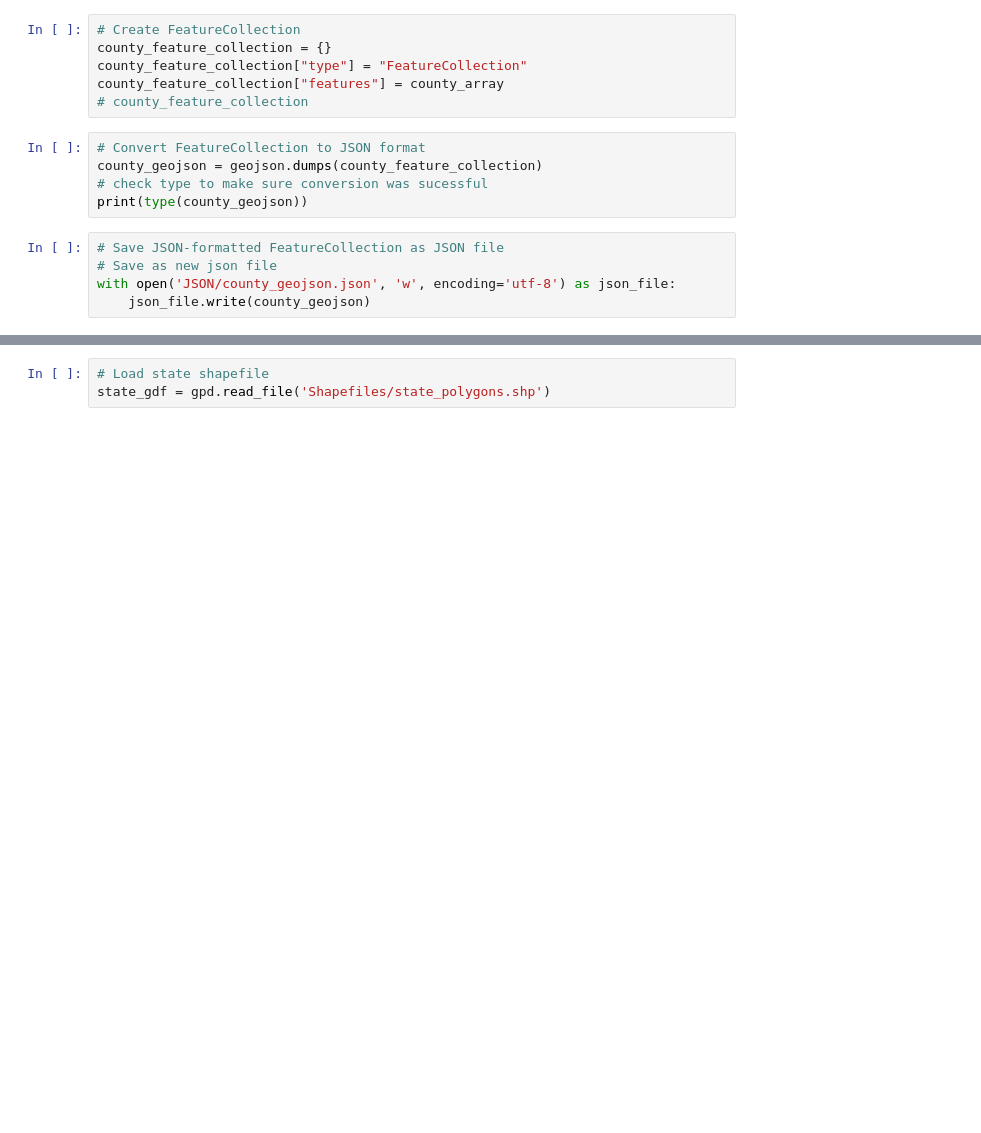
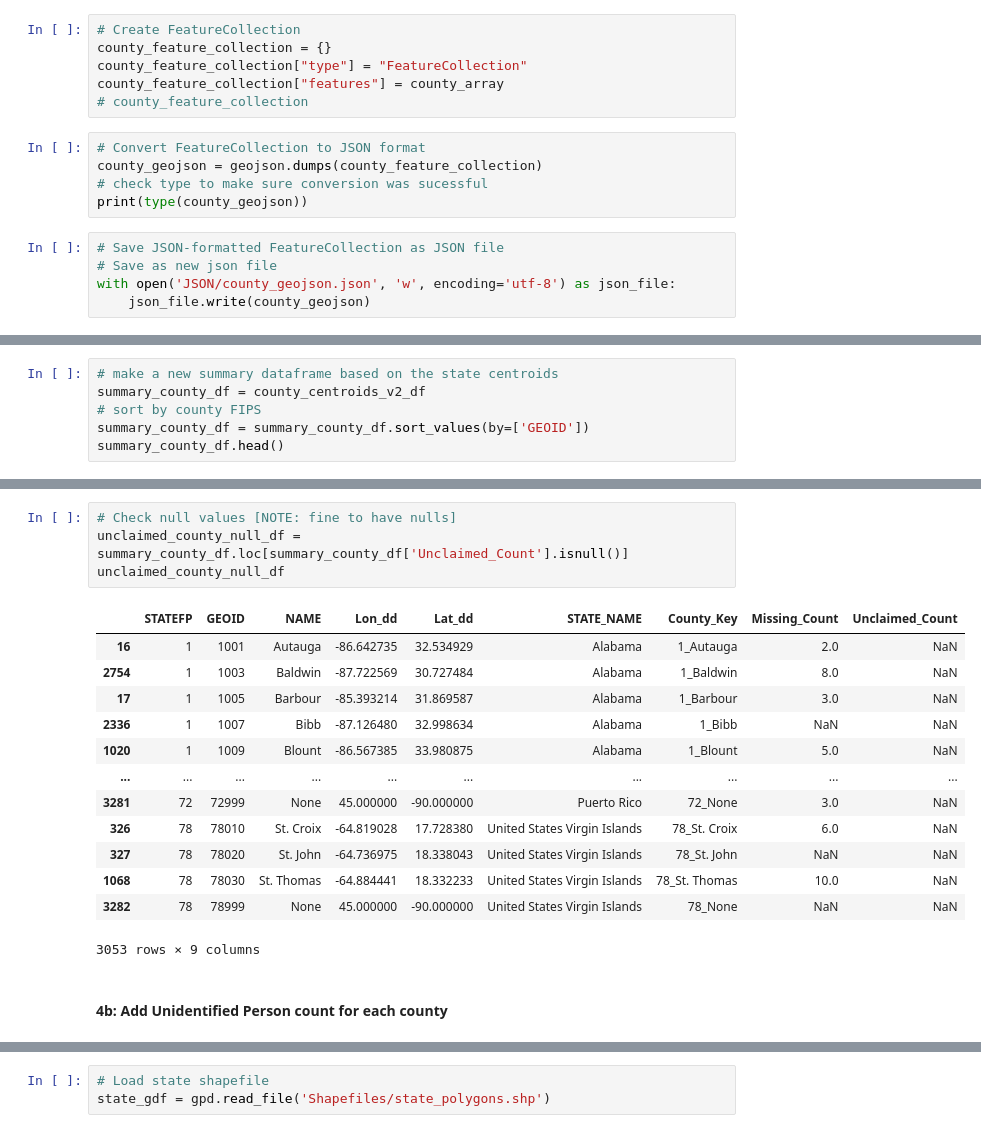
Before and after one commit to Christopher-Pierson/The-Lost-People, a Jupyter notebook: data/Data_mgmt_v2.ipynb, the cells around one changed output, grey strips where cells are left out. Drawn from its saved outputs; the diff is of its cells as text; blank space fills up the shorter version.

```diff
--- a/data/Data_mgmt_v2.ipynb
+++ b/data/Data_mgmt_v2.ipynb
@@ -1105,0 +2390,6 @@ with open('JSON/county_geojson.json', 'w', encoding='utf-8') as json_file:
+# %%
+# make a new summary dataframe based on the state centroids
+summary_county_df = county_centroids_v2_df
+# sort by county FIPS
+summary_county_df = summary_county_df.sort_values(by=['GEOID'])
+summary_county_df.head()
@@ -1105,0 +2462,20 @@ with open('JSON/county_geojson.json', 'w', encoding='utf-8') as json_file:
+# %%
+# Check null values [NOTE: fine to have nulls]
+unclaimed_county_null_df = summary_county_df.loc[summary_county_df['Unclaimed_Count'].isnull()]
+unclaimed_county_null_df
+# %% [output]
+|  | STATEFP | GEOID | NAME | Lon_dd | Lat_dd | STATE_NAME | County_Key | Missing_Count | Unclaimed_Count |
+| 16 | 1 | 1001 | Autauga | -86.642735 | 32.534929 | Alabama | 1_Autauga | 2.0 | NaN |
+| 2754 | 1 | 1003 | Baldwin | -87.722569 | 30.727484 | Alabama | 1_Baldwin | 8.0 | NaN |
+| 17 | 1 | 1005 | Barbour | -85.393214 | 31.869587 | Alabama | 1_Barbour | 3.0 | NaN |
+| 2336 | 1 | 1007 | Bibb | -87.126480 | 32.998634 | Alabama | 1_Bibb | NaN | NaN |
+| 1020 | 1 | 1009 | Blount | -86.567385 | 33.980875 | Alabama | 1_Blount | 5.0 | NaN |
+| ... | ... | ... | ... | ... | ... | ... | ... | ... | ... |
+| 3281 | 72 | 72999 | None | 45.000000 | -90.000000 | Puerto Rico | 72_None | 3.0 | NaN |
+| 326 | 78 | 78010 | St. Croix | -64.819028 | 17.728380 | United States Virgin Islands | 78_St. Croix | 6.0 | NaN |
+| 327 | 78 | 78020 | St. John | -64.736975 | 18.338043 | United States Virgin Islands | 78_St. John | NaN | NaN |
+| 1068 | 78 | 78030 | St. Thomas | -64.884441 | 18.332233 | United States Virgin Islands | 78_St. Thomas | 10.0 | NaN |
+| 3282 | 78 | 78999 | None | 45.000000 | -90.000000 | United States Virgin Islands | 78_None | NaN | NaN |
+3053 rows × 9 columns
+# %% [markdown]
+#### 4b: Add Unidentified Person count for each county
```
Also changed, not shown: parts of 267 cells of this notebook, 2 other files.
